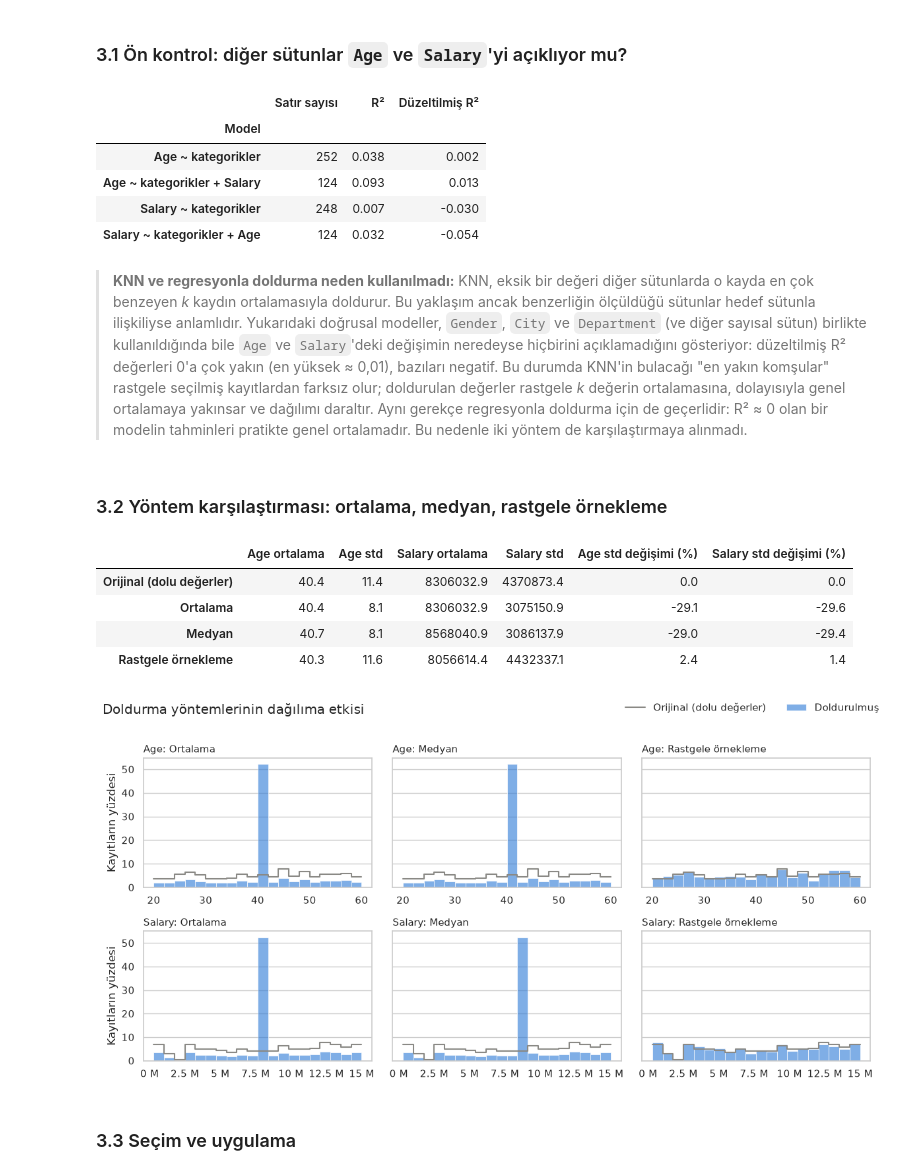
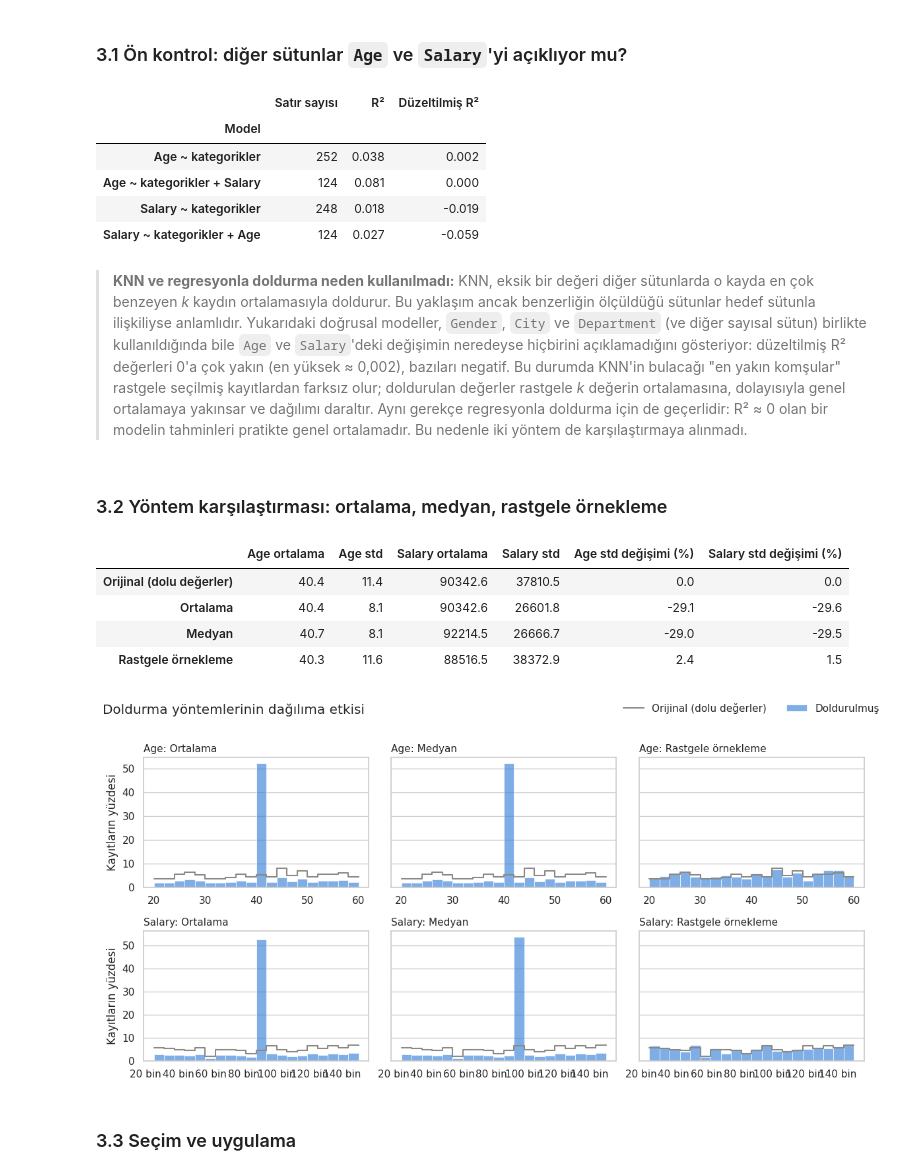
Before and after one commit to CTimurSefergil/VeriMadenciligi, a Jupyter notebook: odev01-veri-temizleme/notebooks/02_calisanlar.ipynb, the cells around one changed output. Drawn from its saved outputs; the diff is of its cells as text; code cells hidden in the pictures.

```diff
--- a/odev01-veri-temizleme/notebooks/02_calisanlar.ipynb
+++ b/odev01-veri-temizleme/notebooks/02_calisanlar.ipynb
@@ -127,6 +128,21 @@ def yas_raporu(veri):
         "En büyük": [yas.max()],
         "10'un katı olan (%)": [100 * (yas % 10 == 0).mean()],
     })
+
+
+# --- EK: Salary ölçek kontrolü ---
+def ikinci_sayfadan_gercek_tablo():
+    """2. sayfada her satır tek metin olarak duruyor ("Tariq,Male,47.0,Karachi, Sales ,123609.72,..."):
+    ondalık noktalar bu sayfada korunmuş. Başlık satırı sütun adı olarak okunduğu için onu da metne katıyoruz."""
+    ikinci = sheets["data_cleaning_practice_dataset"].iloc[:, 0]
+    return pd.read_csv(io.StringIO("\n".join([ikinci.name] + ikinci.tolist())))
+
+
+def maas_olcek_raporu(veri):
+    """Salary'nin 2. sayfadaki gerçek değere oranı (kaç kez şişmiş) ve kaç kayıtta görüldüğü."""
+    gercek = ikinci_sayfadan_gercek_tablo()
+    oran = (veri["Salary"] / gercek["Salary"]).round(2)
+    return oran.value_counts(dropna=False).rename_axis("Salary / gerçek Salary").reset_index(name="Kayıt sayısı")
 # %%
 # Temizlik fonksiyonları: aldıkları tabloyu değiştirmez, temizlenmiş yeni bir tablo döndürür
 def bosluklari_temizle(veri):
@@ -171,6 +187,19 @@ def yasi_tamsayi_yap(veri):
     veri = veri.copy()
     veri["Age"] = np.floor(veri["Age"]).astype("Int64")
     return veri
+
+
+# --- EK: Salary ölçeği ---
+def maasi_ikinci_sayfadan_al(veri):
+    """Salary'nin ondalık noktası silinerek kaydedilmiş (123609.72 -> 12360972, 123609.7 -> 1236097), yani
+    değerler 100 veya 10 kat şişmiş. Tek bir sayıya bölmek yetmez, bu yüzden gerçek değerler 2. sayfadan alınır.
+    Önce iki sayfanın aynı kişileri aynı sırayla içerdiğini ve boş hücrelerin aynı yerde olduğunu doğrular."""
+    gercek = ikinci_sayfadan_gercek_tablo()
+    assert (gercek["Email"].values == veri["Email"].values).all(), "Sayfaların satır sırası uyuşmuyor"
+    assert (gercek["Salary"].isna() == veri["Salary"].isna()).all(), "Boş Salary hücreleri uyuşmuyor"
+    veri = veri.copy()
+    veri["Salary"] = gercek["Salary"]
+    return veri
 # %% [markdown]
 ### 1.1 Tespit (ham veri)
 # %%
@@ -209,13 +248,14 @@ yas_raporu(ham)
 # %% [markdown]
 ### 1.2 Temizlik
 # %%
-# ham'dan yeni bir tablo üret: boşlukları temizle, gizli eksikleri NaN yap, harfleri düzelt, yaşı 10'a böl
+# ham'dan yeni bir tablo üret: boşlukları temizle, gizli eksikleri NaN yap, harfleri düzelt, yaşı 10'a böl, maaşı 2. sayfadan al
 df = (
     ham
     .pipe(bosluklari_temizle)
     .pipe(gizli_eksikleri_bosalt)
     .pipe(harfleri_duzelt)
     .pipe(yasi_ondan_bol)
+    .pipe(maasi_ikinci_sayfadan_al)
 )
 # %% [markdown]
 ### 1.3 Doğrulama (temizlenmiş veri)
@@ -396,11 +453,11 @@ r2_tablosu.round(3)
 |  | Satır sayısı | R² | Düzeltilmiş R² |
 | Model |  |  |  |
 | Age ~ kategorikler | 252 | 0.038 | 0.002 |
-| Age ~ kategorikler + Salary | 124 | 0.093 | 0.013 |
-| Salary ~ kategorikler | 248 | 0.007 | -0.030 |
-| Salary ~ kategorikler + Age | 124 | 0.032 | -0.054 |
+| Age ~ kategorikler + Salary | 124 | 0.081 | 0.000 |
+| Salary ~ kategorikler | 248 | 0.018 | -0.019 |
+| Salary ~ kategorikler + Age | 124 | 0.027 | -0.059 |
 # %% [markdown]
-> **KNN ve regresyonla doldurma neden kullanılmadı:** KNN, eksik bir değeri diğer sütunlarda o kayda en çok benzeyen *k* kaydın ortalamasıyla doldurur. Bu yaklaşım ancak benzerliğin ölçüldüğü sütunlar hedef sütunla ilişkiliyse anlamlıdır. Yukarıdaki doğrusal modeller, `Gender`, `City` ve `Department` (ve diğer sayısal sütun) birlikte kullanıldığında bile `Age` ve `Salary`'deki değişimin neredeyse hiçbirini açıklamadığını gösteriyor: düzeltilmiş R² değerleri 0'a çok yakın (en yüksek ≈ 0,01), bazıları negatif. Bu durumda KNN'in bulacağı "en yakın komşular" rastgele seçilmiş kayıtlardan farksız olur; doldurulan değerler rastgele *k* değerin ortalamasına, dolayısıyla genel ortalamaya yakınsar ve dağılımı daraltır. Aynı gerekçe regresyonla doldurma için de geçerlidir: R² ≈ 0 olan bir modelin tahminleri pratikte genel ortalamadır. Bu nedenle iki yöntem de karşılaştırmaya alınmadı.
+> **KNN ve regresyonla doldurma neden kullanılmadı:** KNN, eksik bir değeri diğer sütunlarda o kayda en çok benzeyen *k* kaydın ortalamasıyla doldurur. Bu yaklaşım ancak benzerliğin ölçüldüğü sütunlar hedef sütunla ilişkiliyse anlamlıdır. Yukarıdaki doğrusal modeller, `Gender`, `City` ve `Department` (ve diğer sayısal sütun) birlikte kullanıldığında bile `Age` ve `Salary`'deki değişimin neredeyse hiçbirini açıklamadığını gösteriyor: düzeltilmiş R² değerleri 0'a çok yakın (en yüksek ≈ 0,002), bazıları negatif. Bu durumda KNN'in bulacağı "en yakın komşular" rastgele seçilmiş kayıtlardan farksız olur; doldurulan değerler rastgele *k* değerin ortalamasına, dolayısıyla genel ortalamaya yakınsar ve dağılımı daraltır. Aynı gerekçe regresyonla doldurma için de geçerlidir: R² ≈ 0 olan bir modelin tahminleri pratikte genel ortalamadır. Bu nedenle iki yöntem de karşılaştırmaya alınmadı.
 # %% [markdown]
 ### 3.2 Yöntem karşılaştırması: ortalama, medyan, rastgele örnekleme
 # %%
@@ -449,38 +506,38 @@ for sutun in eksik_sutunlar:
 karsilastirma.round(1)
 # %% [output]
 |  | Age ortalama | Age std | Salary ortalama | Salary std | Age std değişimi (%) | Salary std değişimi (%) |
-| Orijinal (dolu değerler) | 40.4 | 11.4 | 8306032.9 | 4370873.4 | 0.0 | 0.0 |
-| Ortalama | 40.4 | 8.1 | 8306032.9 | 3075150.9 | -29.1 | -29.6 |
-| Medyan | 40.7 | 8.1 | 8568040.9 | 3086137.9 | -29.0 | -29.4 |
-| Rastgele örnekleme | 40.3 | 11.6 | 8056614.4 | 4432337.1 | 2.4 | 1.4 |
+| Orijinal (dolu değerler) | 40.4 | 11.4 | 90342.6 | 37810.5 | 0.0 | 0.0 |
+| Ortalama | 40.4 | 8.1 | 90342.6 | 26601.8 | -29.1 | -29.6 |
+| Medyan | 40.7 | 8.1 | 92214.5 | 26666.7 | -29.0 | -29.5 |
+| Rastgele örnekleme | 40.3 | 11.6 | 88516.5 | 38372.9 | 2.4 | 1.5 |
 # %%
 from matplotlib.ticker import FuncFormatter
 
 # Her panel: orijinal dolu değerlerin dağılımı (gri çizgi) ve yöntem uygulandıktan sonraki dağılım (mavi)
 ORIJINAL_RENK, DOLDURULMUS_RENK = "#8a8985", "#2a78d6"
 fig, axes = plt.subplots(len(eksik_sutunlar), len(yontemler), figsize=(12, 6), sharey="row")
 for satir, sutun in enumerate(eksik_sutunlar):
     kutular = np.histogram_bin_edges(df[sutun].dropna(), bins=20)  # aynı satırdaki paneller aynı kutuları kullanır
     for kolon, (ad, veri) in enumerate(doldurulmus.items()):
         ax = axes[satir, kolon]
         sns.histplot(veri[sutun], bins=kutular, stat="percent", color=DOLDURULMUS_RENK, alpha=0.6,
                      edgecolor="white", linewidth=0.5, ax=ax, label="Doldurulmuş")
         sns.histplot(df[sutun].dropna(), bins=kutular, stat="percent", element="step", fill=False,
                      color=ORIJINAL_RENK, linewidth=1.5, ax=ax, label="Orijinal (dolu değerler)")
         ax.set_title(f"{sutun}: {ad}", loc="left", fontsize=11)
         ax.set_xlabel("")
         ax.set_ylabel("Kayıtların yüzdesi" if kolon == 0 else "")
         ax.grid(axis="x", visible=False)
         if sutun == "Salary":
-            ax.xaxis.set_major_formatter(FuncFormatter(lambda x, _: f"{x / 1e6:g} M"))
+            ax.xaxis.set_major_formatter(FuncFormatter(lambda x, _: f"{x / 1e3:g} bin"))
 fig.legend(*axes[0, 0].get_legend_handles_labels(), loc="upper right", ncol=2, frameon=False)
 fig.suptitle("Doldurma yöntemlerinin dağılıma etkisi", x=0.01, ha="left")
 fig.tight_layout(rect=(0, 0, 1, 0.97))
 
 fig.savefig(FIGURES / "calisanlar_doldurma_karsilastirmasi.png", dpi=150, bbox_inches="tight")
 plt.show()
 # %% [output]
-[figure, old version]
+[figure, new version]
 # %% [markdown]
 ### 3.3 Seçim ve uygulama
 # %% [markdown]
```
Also changed, not shown: parts of 26 cells of this notebook, 1 other file.
